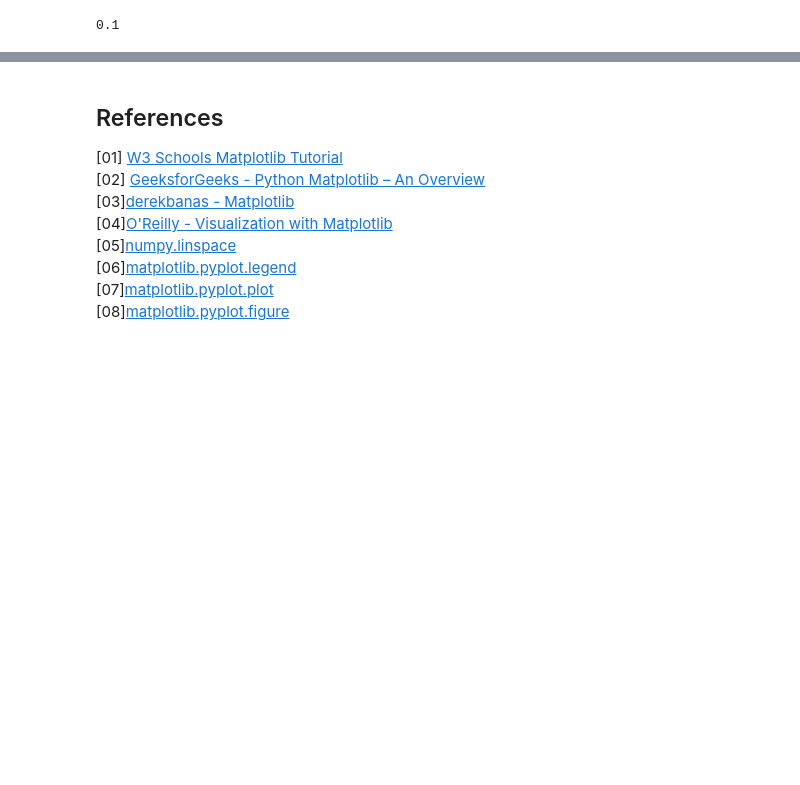
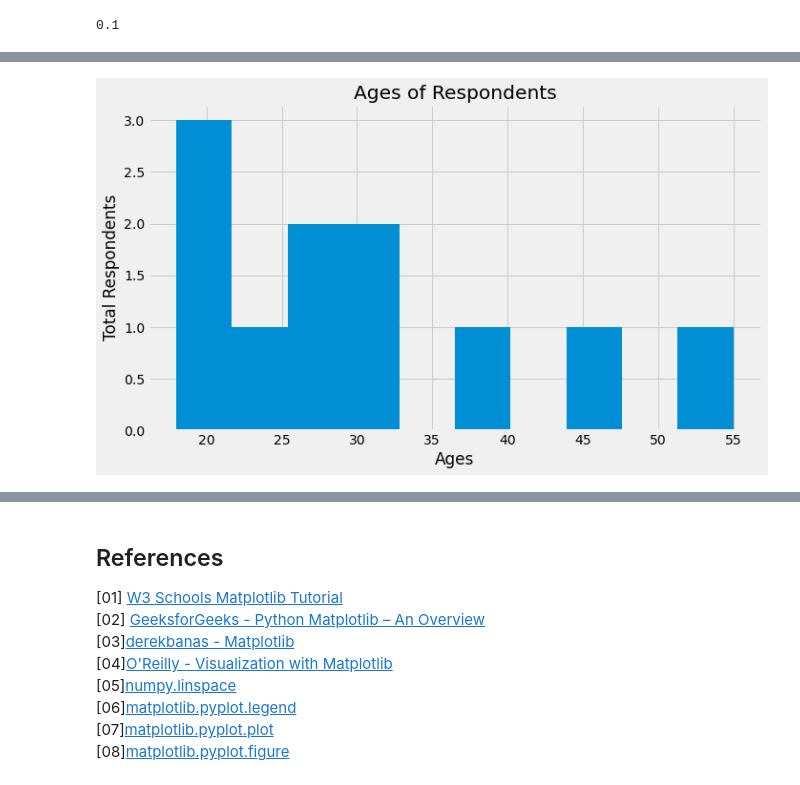
Before and after one commit to Cormac88/Fundamentals-of-Data-Analysis, a Jupyter notebook: pyplot.ipynb, the cells around one changed output, grey strips where cells are left out. Saved outputs shown, nothing was run; the diff lists cells and outputs as text; code cells hidden in the pictures; blank space fills up the shorter version.

Commit message:
Worked on pyplot.ipynb. Added the sections 'Histograms' and '3D Scatterplot'. Added some data to the data folder. Next is to do one more interesting plot and clean up the first section.

```diff
--- a/pyplot.ipynb
+++ b/pyplot.ipynb
@@ -463,0 +468,15 @@ plt.show()
+# %%
+ages = [18, 19, 21, 25, 26, 26, 30, 32, 38, 45, 55]
+
+#Plot out those ages
+plt.hist(ages)
+
+plt.title('Ages of Respondents')
+plt.xlabel('Ages')
+plt.ylabel('Total Respondents')
+
+plt.tight_layout()
+
+# In this example we don't know what kind of bins pyplot is using.
+# %% [output]
+[figure, added]
```
Also changed, not shown: parts of 31 cells of this notebook, 1 other file.
